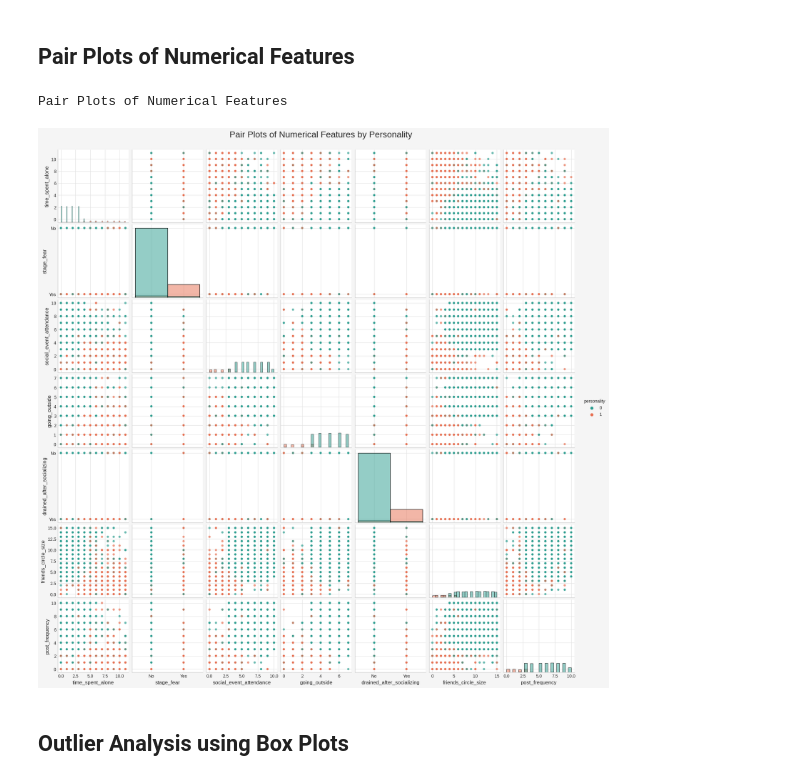
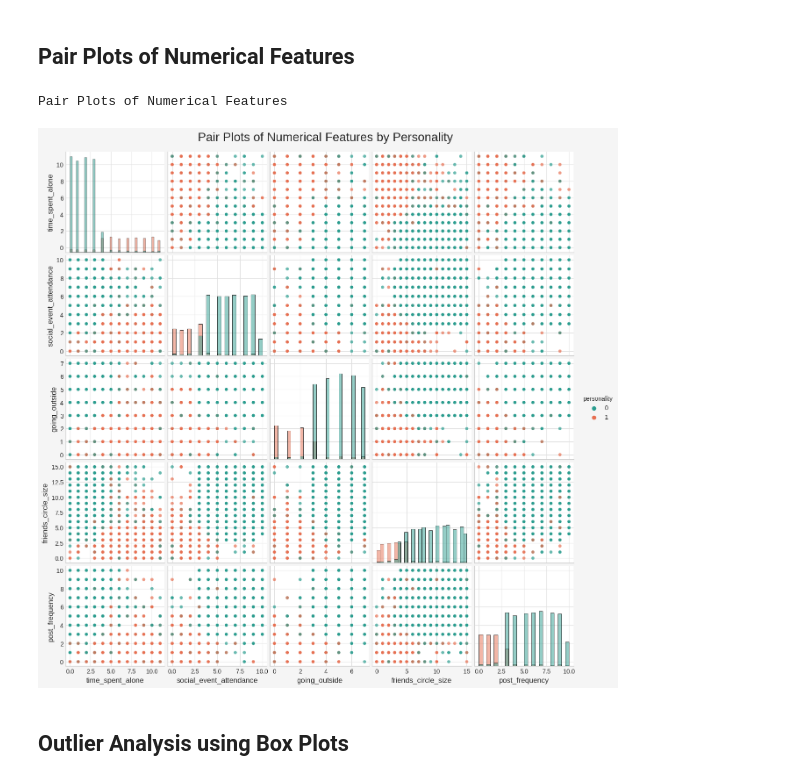
Before and after one commit to La-x-aN/intro_extro, a Jupyter notebook: predict intro-extro.ipynb, the cells around one changed output. Cells and saved outputs as stored; diff of their text form; code cells hidden in the pictures.

```diff
--- a/predict intro-extro.ipynb
+++ b/predict intro-extro.ipynb
@@ -124,6 +124,8 @@ Target Variable Distribution
 # %%
 cat_features_initial = ['time_spent_alone', 'stage_fear', 'social_event_attendance', 'going_outside',
                         'drained_after_socializing', 'friends_circle_size', 'post_frequency']
+num_features_oth = ['time_spent_alone', 'social_event_attendance', 'going_outside',
+                        'friends_circle_size', 'post_frequency']
 num_features_initial = cat_features_initial
 # %% [markdown]
 ## Numerical feature Analysis
@@ -157,19 +160,20 @@ Numerical Features Distribution
 ## Pair Plots of Numerical Features
 # %%
 print("Pair Plots of Numerical Features ")
-pair_plot = sns.pairplot(train.dropna(subset=num_features_initial + [TARGET_COL]),
+pair_plot = sns.pairplot(train.dropna(subset=num_features_oth + [TARGET_COL]),
                          hue=TARGET_COL,
-                         vars=num_features_initial,
+                         vars=num_features_oth,
                          palette=PALETTE[:2],
                          diag_kind="hist",
                          kind="scatter",
                          plot_kws={'alpha': 0.7, 's': 30})
 pair_plot.fig.suptitle('Pair Plots of Numerical Features by Personality', y=1.02, fontsize=20)
 sns.despine(top=True, right=True)
+plt.savefig('pairplot.png')
 plt.show()
 # %% [output]
 Pair Plots of Numerical Features
-[figure, old version]
+[figure, new version]
 # %% [markdown]
 ## Outlier Analysis using Box Plots
 # %%
```
Also changed, not shown: parts of 8 cells of this notebook.
